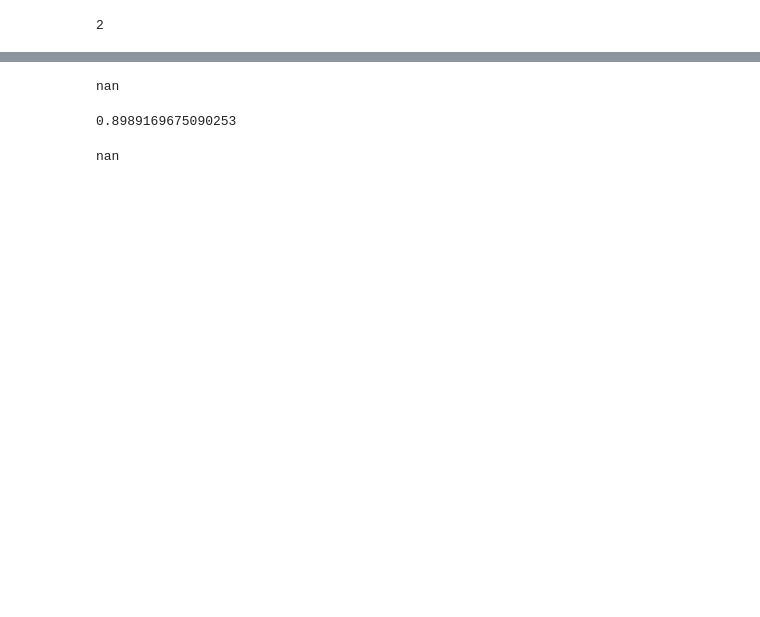
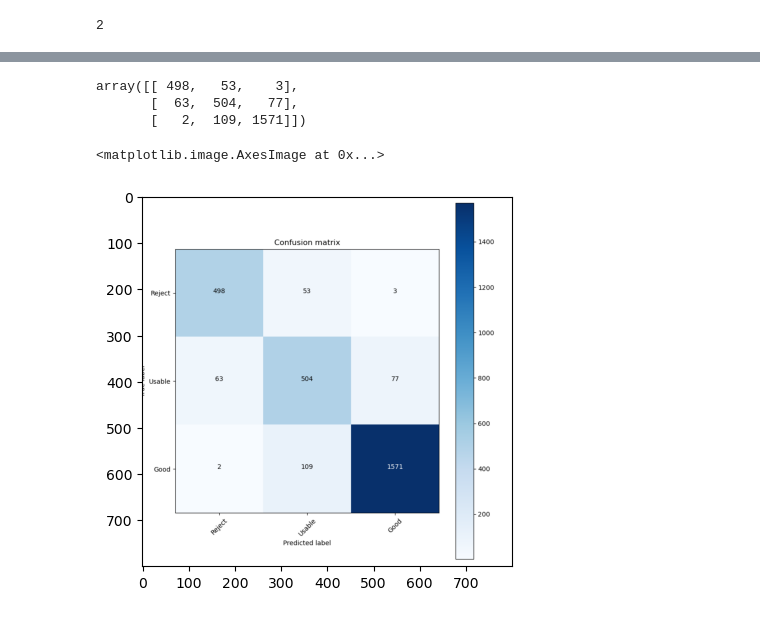
Before and after one commit to andruum/EyeQuality, a Jupyter notebook: nbs/eyeq_model.ipynb, the cells around one changed output, grey strips where cells are left out. Cells and saved outputs as stored; diff of their text form; code cells hidden in the pictures; blank space fills up the shorter version.

Commit message:
metrics, working solution

```diff
--- a/nbs/eyeq_model.ipynb
+++ b/nbs/eyeq_model.ipynb
@@ -382,15 +343,14 @@ accuracy
-# %%
-f1_score = 2*(precision_val*recall_val)/(precision_val+recall_val) #Metric calculation
-f1_score
-# %% [output]
-nan
-# %%
-#Accuracy calculatuion for bad images
-confusion_mat[0,0]/confusion_mat[0,:].sum()
-# %% [output]
-0.8989169675090253
-# %%
-#Accuracy calculatuion for good images
-confusion_mat[2,2]/confusion_mat[2,:].sum()
-# %% [output]
-nan
+# %%
+confusion_mat
+# %% [output]
+array([[ 498,   53,    3],
+       [  63,  504,   77],
+       [   2,  109, 1571]])
+# %%
+fig = evaluation_utils.plot_confusion_matrix(confusion_mat, ['Reject', 'Usable', 'Good'])
+img = evaluation_utils.plot_to_image(fig)
+# %%
+plt.imshow(img.transpose(1,2,0))
+# %% [output]
+<matplotlib.image.AxesImage at 0x...>
+[figure, added]
```
Also changed, not shown: parts of 25 cells of this notebook, 6 other files.
